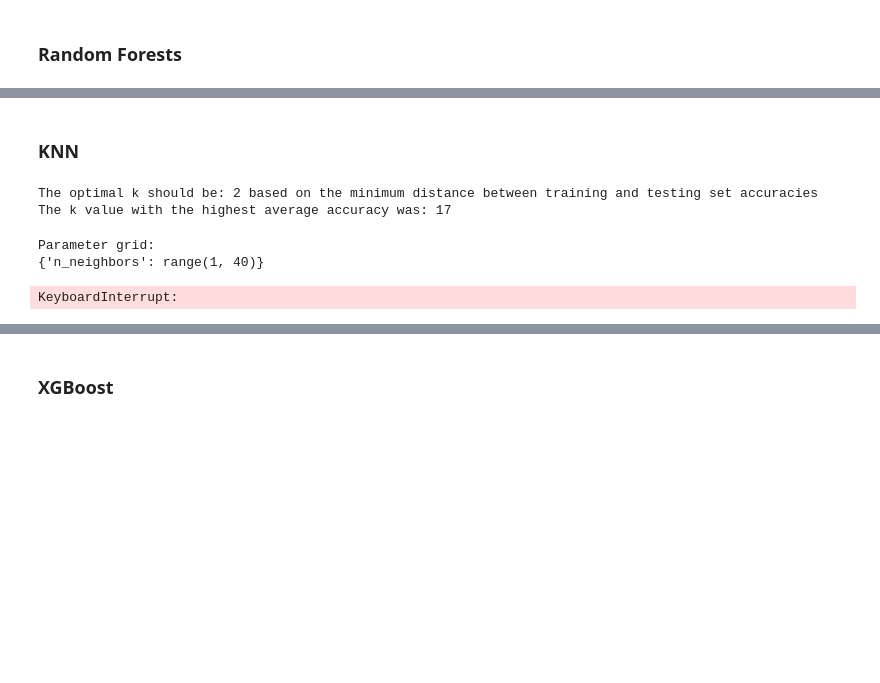
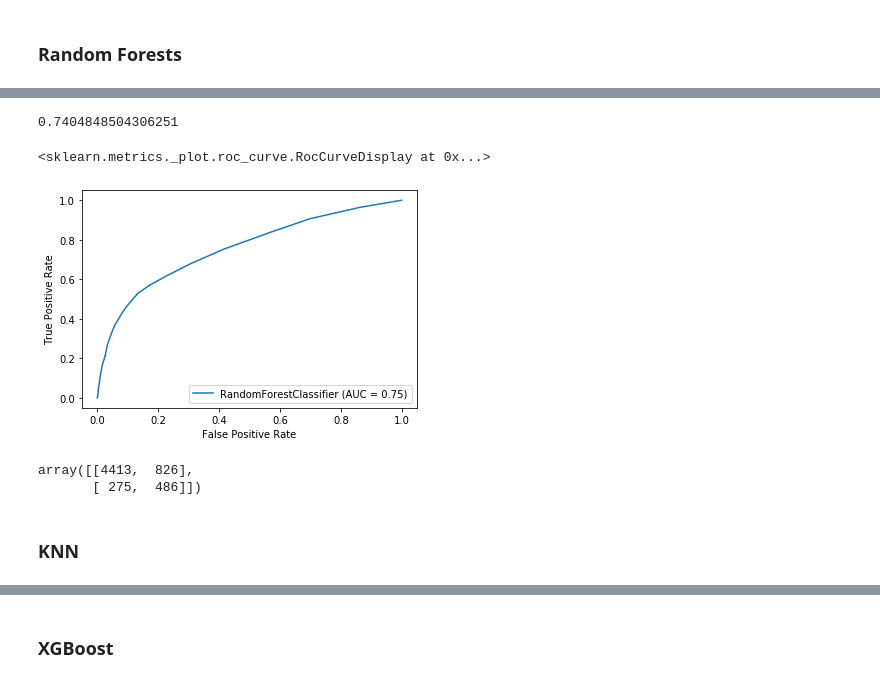
Before and after one commit to DaniBrew4/Stat420-Group-Classification, a Jupyter notebook: GC_Foster.ipynb, the cells around one changed output, grey strips where cells are left out. Drawn from its saved outputs; the diff is of its cells as text; code cells hidden in the pictures; blank space fills up the shorter version.

```diff
--- a/GC_Foster.ipynb
+++ b/GC_Foster.ipynb
@@ -175,3 +205,18 @@ Testing Accuracy: 0.8111666666666667
+# %%
+from sklearn.metrics import roc_curve
+from sklearn.metrics import roc_auc_score, plot_roc_curve
+
+print(roc_auc_score(rf_test_pred,y_test))
+plot_roc_curve(rf,x_test,y_test)
+# %% [output]
+0.7404848504306251
+<sklearn.metrics._plot.roc_curve.RocCurveDisplay at 0x...>
+[figure, added]
+# %%
+confusion_matrix(rf_test_pred,y_test)
+# %% [output]
+array([[4413,  826],
+       [ 275,  486]])
 # %% [markdown]
 ### KNN
 # %%
@@ -189,27 +227,0 @@ knn_train_pred = [round(value) for value in y_pred]
-# %%
-k_diff_value = 1
-min_diff = 100
-k_average_value = 10
-max_average = 0
-d = zip(train_score_array, test_score_array)
-#What the code below does is find the k-value where the difference between test and training scores is as small as possible.
-#This k-value is the "optimal" k-value.
-for i, element in enumerate(d):
-    both = element
-    difference = abs(both[0] - both[1])
-    average = (both[0] + both[1])/2
-    #print(value)
-    if(average > max_average):
-        max_average = average
-        k_average_value = i + 1
-
-    if(difference < min_diff):
-        min_diff = difference
-        k_diff_value = i + 1
-
-
-print("The optimal k should be:",k_diff_value, "based on the minimum distance between training and testing set accuracies")
-print("The k value with the highest average accuracy was:",k_average_value)
-# %% [output]
-The optimal k should be: 2 based on the minimum distance between training and testing set accuracies
-The k value with the highest average accuracy was: 17
@@ -219,12 +227,0 @@ from sklearn.model_selection import GridSearchCV
-# %%
-vals = range(1,40)
-param_grid = {'n_neighbors': vals}
-print("Parameter grid:\n{}".format(param_grid))
-# %% [output]
-Parameter grid:
-{'n_neighbors': range(1, 40)}
-# %%
-grid_search = GridSearchCV(KNeighborsClassifier(), param_grid, cv = 15, return_train_score = True)
-grid_search.fit(x_train, y_train)
-# %% [output]
-KeyboardInterrupt:
```
Also changed, not shown: parts of 41 cells of this notebook.
